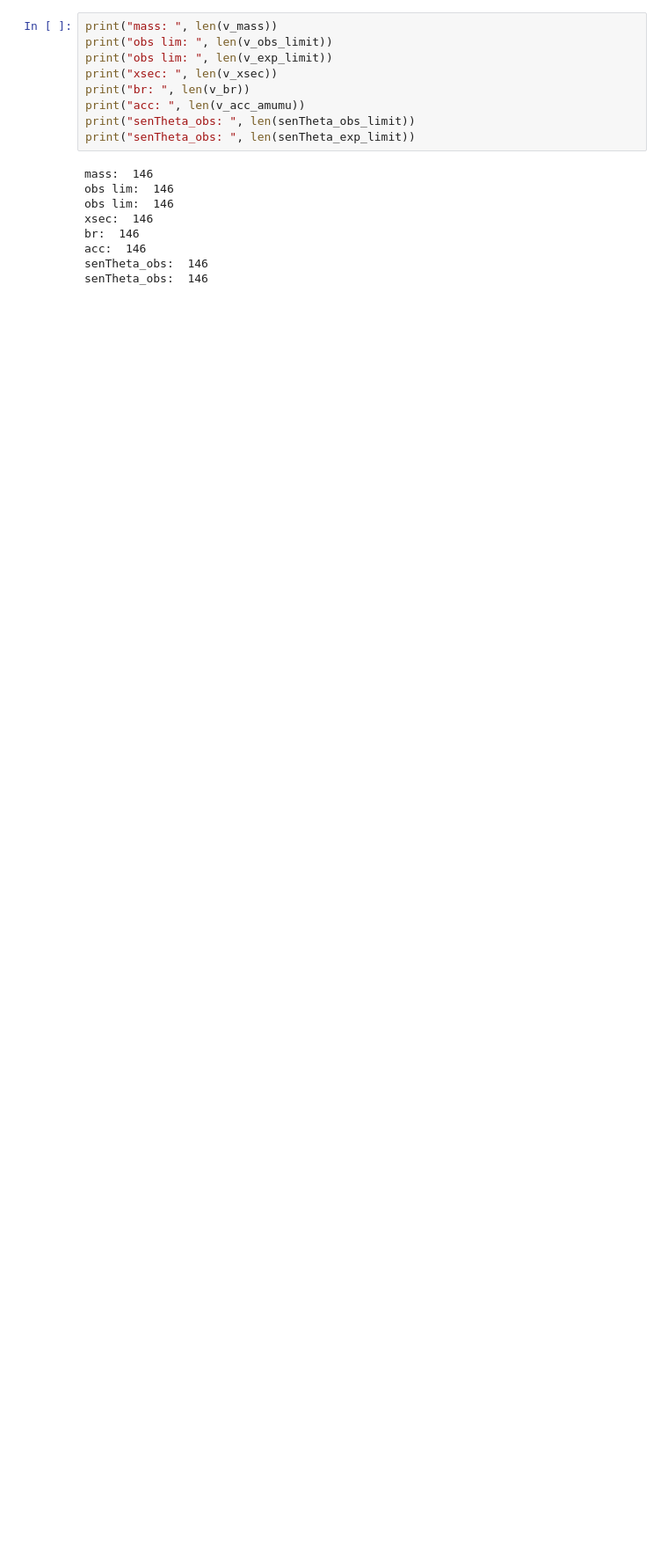
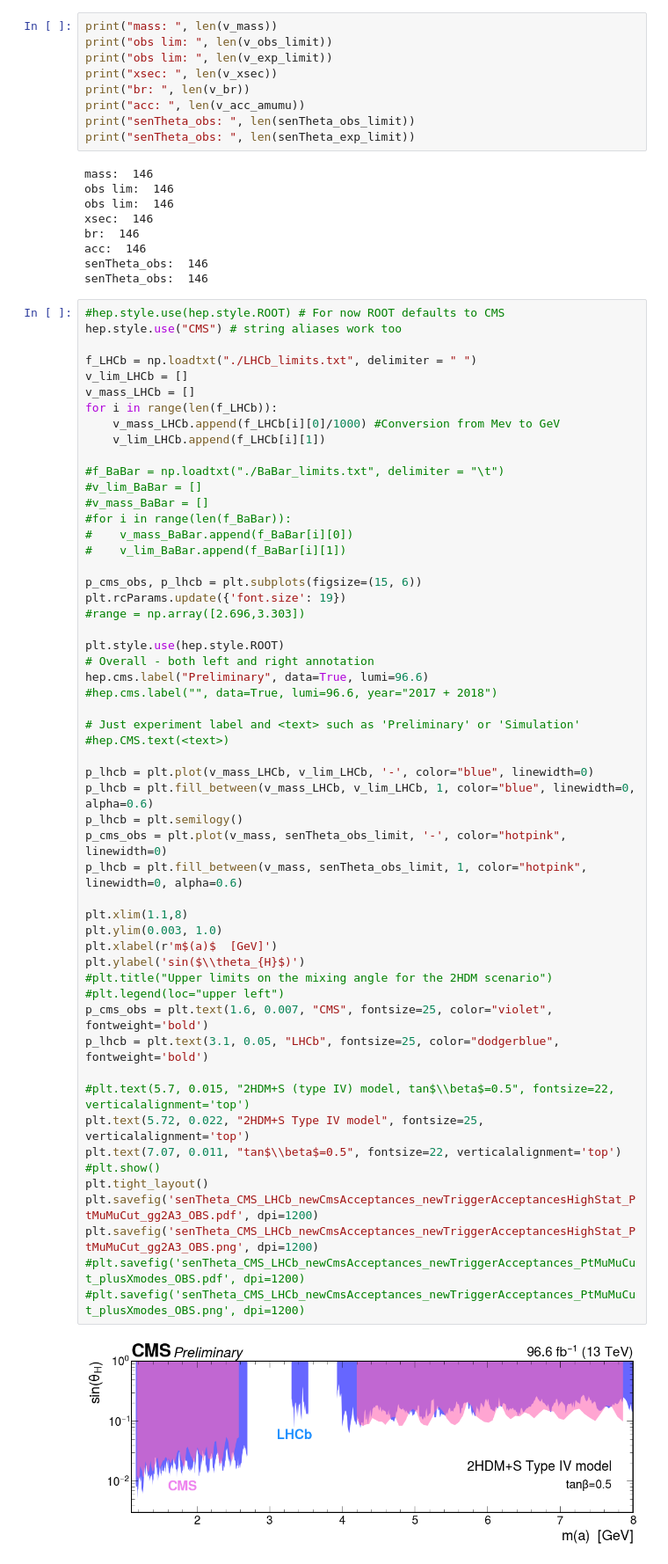
Before and after one commit to elfontan/2HDM_interpretation, a Jupyter notebook: senThetaLimits_2HDM_IV_fullMassRange_newAcceptances_ptmumu_allLimits.ipynb, the cells around one changed output. Shown at 88% size. Drawn from its saved outputs; the diff is of its cells as text; blank space fills up the shorter version.

```diff
--- a/senThetaLimits_2HDM_IV_fullMassRange_newAcceptances_ptmumu_allLimits.ipynb
+++ b/senThetaLimits_2HDM_IV_fullMassRange_newAcceptances_ptmumu_allLimits.ipynb
@@ -282,6 +285,62 @@ br:  146
 acc:  146
 senTheta_obs:  146
 senTheta_obs:  146
+# %%
+#hep.style.use(hep.style.ROOT) # For now ROOT defaults to CMS
+hep.style.use("CMS") # string aliases work too
+
+f_LHCb = np.loadtxt("./LHCb_limits.txt", delimiter = " ")
+v_lim_LHCb = []
+v_mass_LHCb = []
+for i in range(len(f_LHCb)):
+    v_mass_LHCb.append(f_LHCb[i][0]/1000) #Conversion from Mev to GeV
+    v_lim_LHCb.append(f_LHCb[i][1])
+
+#f_BaBar = np.loadtxt("./BaBar_limits.txt", delimiter = "\t")
+#v_lim_BaBar = []
+#v_mass_BaBar = []
+#for i in range(len(f_BaBar)):
+#    v_mass_BaBar.append(f_BaBar[i][0])
+#    v_lim_BaBar.append(f_BaBar[i][1])
+
+p_cms_obs, p_lhcb = plt.subplots(figsize=(15, 6))
+plt.rcParams.update({'font.size': 19})
+#range = np.array([2.696,3.303])
+
+plt.style.use(hep.style.ROOT)
+# Overall - both left and right annotation
+hep.cms.label("Preliminary", data=True, lumi=96.6)
+#hep.cms.label("", data=True, lumi=96.6, year="2017 + 2018")
+
+# Just experiment label and <text> such as 'Preliminary' or 'Simulation'
+#hep.CMS.text(<text>)
+
+p_lhcb = plt.plot(v_mass_LHCb, v_lim_LHCb, '-', color="blue", linewidth=0)
+p_lhcb = plt.fill_between(v_mass_LHCb, v_lim_LHCb, 1, color="blue", linewidth=0, alpha=0.6)
+p_lhcb = plt.semilogy()
+p_cms_obs = plt.plot(v_mass, senTheta_obs_limit, '-', color="hotpink", linewidth=0)
+p_lhcb = plt.fill_between(v_mass, senTheta_obs_limit, 1, color="hotpink", linewidth=0, alpha=0.6)
+
+plt.xlim(1.1,8)
+plt.ylim(0.003, 1.0)
+plt.xlabel(r'm$(a)$  [GeV]')
+plt.ylabel('sin($\\theta_{H}$)')
+#plt.title("Upper limits on the mixing angle for the 2HDM scenario")
+#plt.legend(loc="upper left")
+p_cms_obs = plt.text(1.6, 0.007, "CMS", fontsize=25, color="violet", fontweight='bold')
+p_lhcb = plt.text(3.1, 0.05, "LHCb", fontsize=25, color="dodgerblue", fontweight='bold')
+
+#plt.text(5.7, 0.015, "2HDM+S (type IV) model, tan$\\beta$=0.5", fontsize=22, verticalalignment='top')
+plt.text(5.72, 0.022, "2HDM+S Type IV model", fontsize=25, verticalalignment='top')
+plt.text(7.07, 0.011, "tan$\\beta$=0.5", fontsize=22, verticalalignment='top')
+#plt.show()
+plt.tight_layout()
+plt.savefig('senTheta_CMS_LHCb_newCmsAcceptances_newTriggerAcceptancesHighStat_PtMuMuCut_gg2A3_OBS.pdf', dpi=1200)
+plt.savefig('senTheta_CMS_LHCb_newCmsAcceptances_newTriggerAcceptancesHighStat_PtMuMuCut_gg2A3_OBS.png', dpi=1200)
+#plt.savefig('senTheta_CMS_LHCb_newCmsAcceptances_newTriggerAcceptances_PtMuMuCut_plusXmodes_OBS.pdf', dpi=1200)
+#plt.savefig('senTheta_CMS_LHCb_newCmsAcceptances_newTriggerAcceptances_PtMuMuCut_plusXmodes_OBS.png', dpi=1200)
+# %% [output]
+[figure, added]
 # %%
 f_LHCb = np.loadtxt("./LHCb_limits.txt", delimiter = " ")
 v_lim_LHCb = []
```
Also changed, not shown: parts of 5 cells of this notebook, 1 other file.
